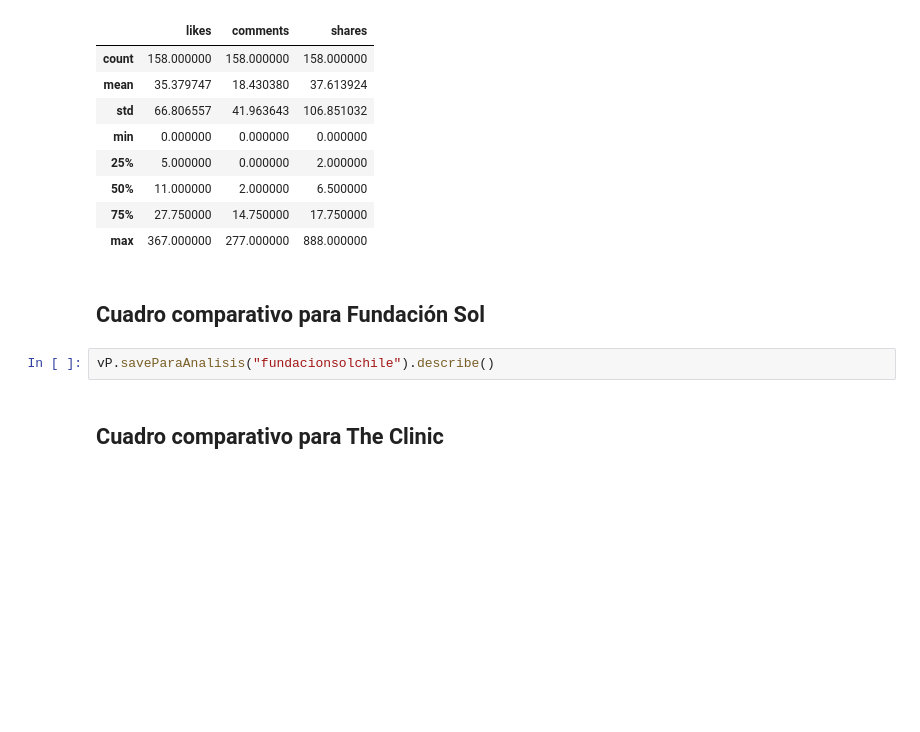
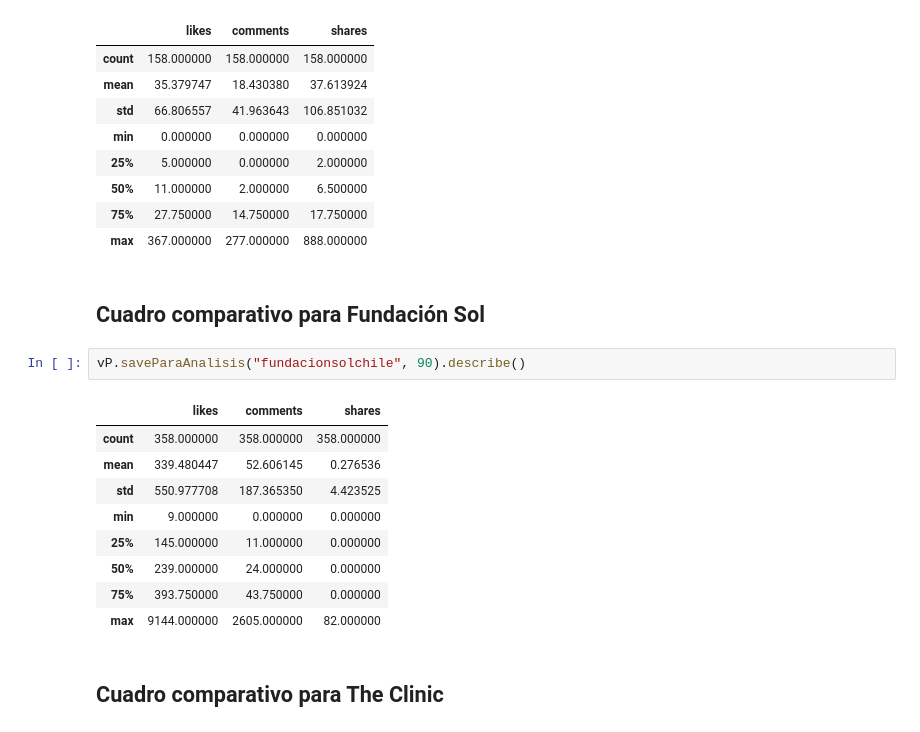
Before and after one commit to Sud-Austral/Repositorio_extraccion_de_data_de_RRSS_con_Python, a Jupyter notebook: MarioYLuis-ScrappingGeneral/Luis/EstudioPorPage/estudio1.ipynb, the cells around one changed output. Drawn from its saved outputs; the diff is of its cells as text; blank space fills up the shorter version.

```diff
--- a/MarioYLuis-ScrappingGeneral/Luis/EstudioPorPage/estudio1.ipynb
+++ b/MarioYLuis-ScrappingGeneral/Luis/EstudioPorPage/estudio1.ipynb
@@ -101,7 +101,17 @@ vP.saveParaAnalisis("elmostrador", 40).describe()
 # %% [markdown]
 ## Cuadro comparativo para Fundación Sol
 # %%
-vP.saveParaAnalisis("fundacionsolchile").describe()
+vP.saveParaAnalisis("fundacionsolchile", 90).describe()
+# %% [output]
+|  | likes | comments | shares |
+| count | 358.000000 | 358.000000 | 358.000000 |
+| mean | 339.480447 | 52.606145 | 0.276536 |
+| std | 550.977708 | 187.365350 | 4.423525 |
+| min | 9.000000 | 0.000000 | 0.000000 |
+| 25% | 145.000000 | 11.000000 | 0.000000 |
+| 50% | 239.000000 | 24.000000 | 0.000000 |
+| 75% | 393.750000 | 43.750000 | 0.000000 |
+| max | 9144.000000 | 2605.000000 | 82.000000 |
 # %% [markdown]
 ## Cuadro comparativo para The Clinic
 # %%
```
Also changed, not shown: parts of 10 cells of this notebook, 26 other files.
